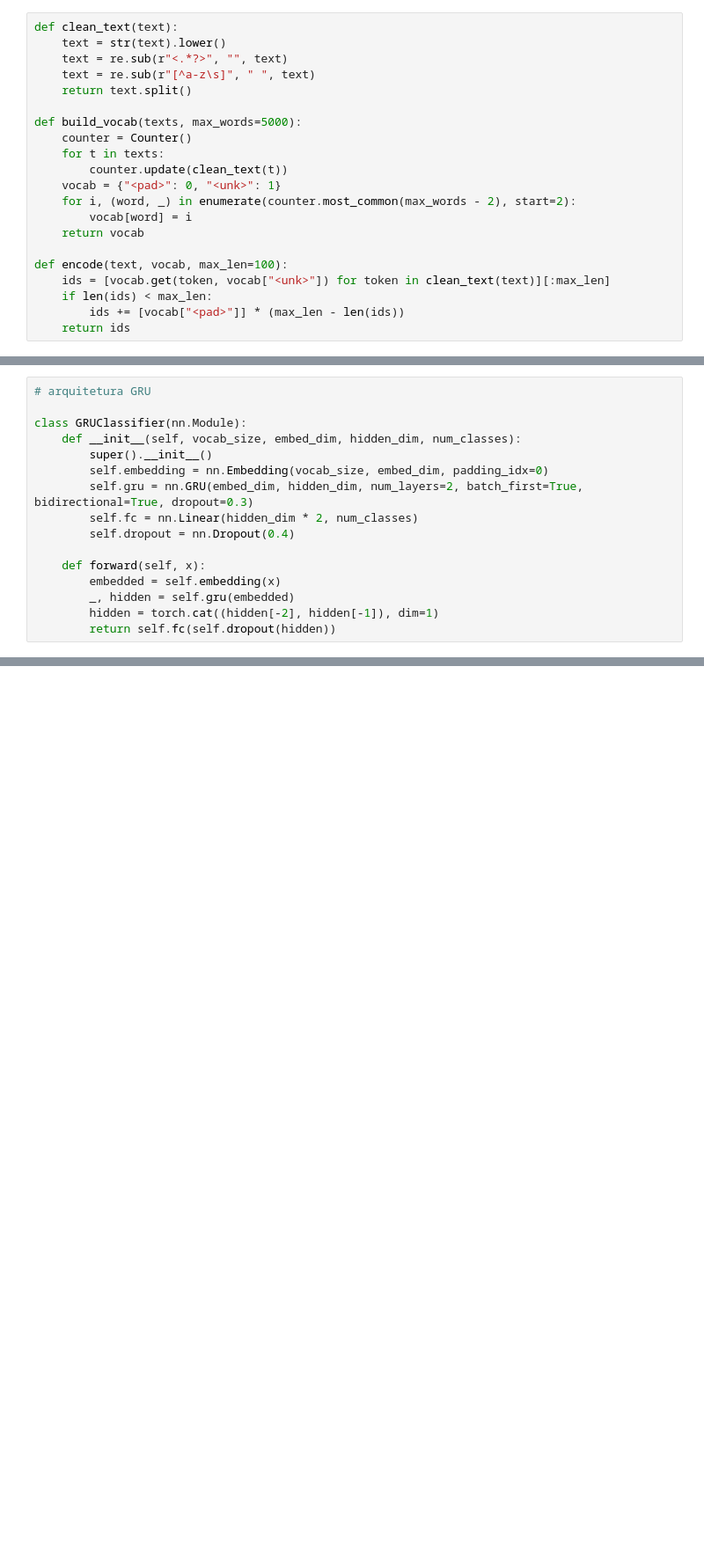
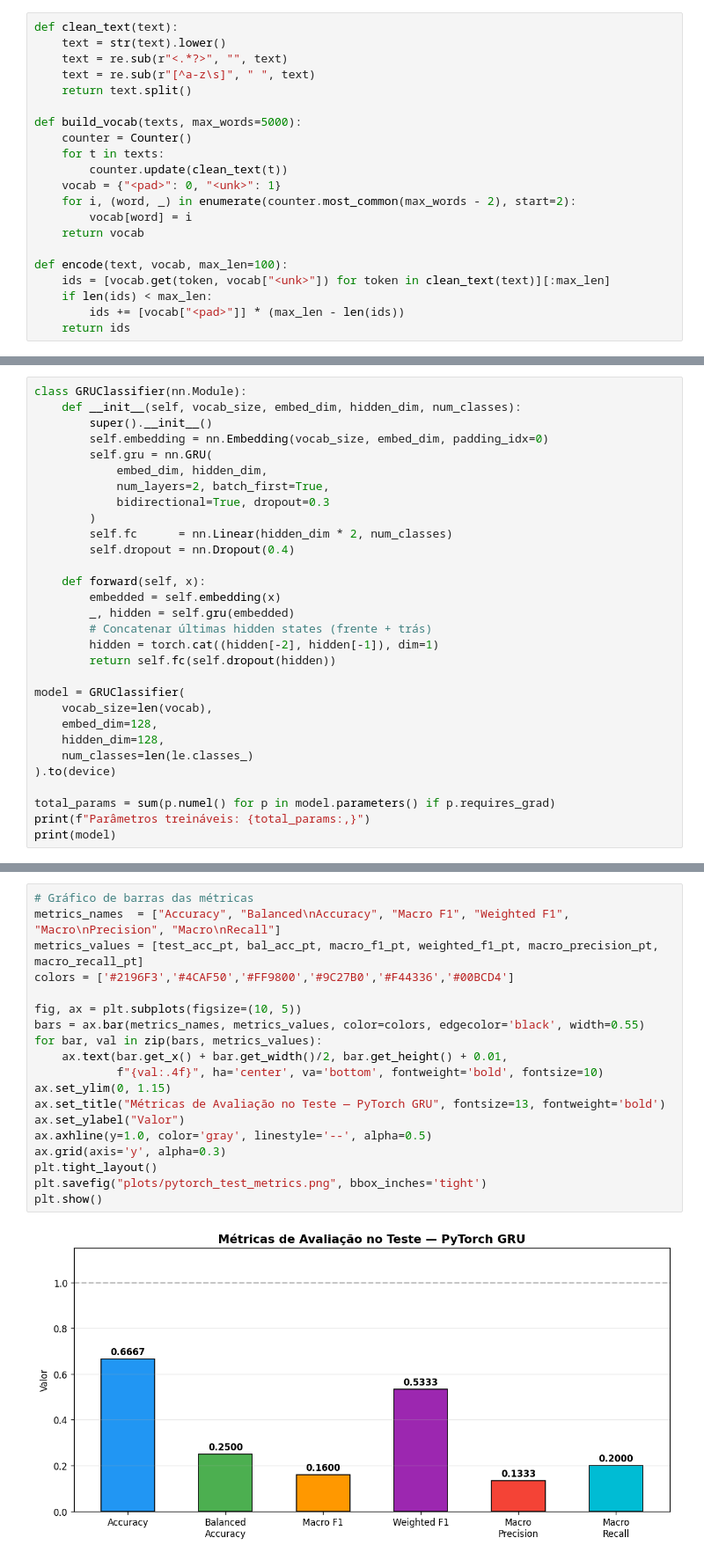
Before and after one commit to gabrielRibeir0/llm-detector, a Jupyter notebook: 2_Treino_PyTorch.ipynb, the cells around one changed output, grey strips where cells are left out. Shown at 88% size. Saved outputs shown, nothing was run; the diff lists cells and outputs as text; blank space fills up the shorter version.

```diff
--- a/2_Treino_PyTorch.ipynb
+++ b/2_Treino_PyTorch.ipynb
@@ -56,16 +120,30 @@ train_loader = DataLoader(TextDataset(df["Text"].values, labels_idx, vocab), bat
 # %%
-# arquitetura GRU
-
 class GRUClassifier(nn.Module):
     def __init__(self, vocab_size, embed_dim, hidden_dim, num_classes):
         super().__init__()
         self.embedding = nn.Embedding(vocab_size, embed_dim, padding_idx=0)
-        self.gru = nn.GRU(embed_dim, hidden_dim, num_layers=2, batch_first=True, bidirectional=True, dropout=0.3)
-        self.fc = nn.Linear(hidden_dim * 2, num_classes)
+        self.gru = nn.GRU(
+            embed_dim, hidden_dim,
+            num_layers=2, batch_first=True,
+            bidirectional=True, dropout=0.3
+        )
+        self.fc      = nn.Linear(hidden_dim * 2, num_classes)
         self.dropout = nn.Dropout(0.4)
 
     def forward(self, x):
         embedded = self.embedding(x)
         _, hidden = self.gru(embedded)
+        # Concatenar últimas hidden states (frente + trás)
         hidden = torch.cat((hidden[-2], hidden[-1]), dim=1)
         return self.fc(self.dropout(hidden))
+
+model = GRUClassifier(
+    vocab_size=len(vocab),
+    embed_dim=128,
+    hidden_dim=128,
+    num_classes=len(le.classes_)
+).to(device)
+
+total_params = sum(p.numel() for p in model.parameters() if p.requires_grad)
+print(f"Parâmetros treináveis: {total_params:,}")
+print(model)
@@ -96,0 +326,21 @@ for epoch in range(25): # Podem aumentar para 25 épocas
+# %%
+# Gráfico de barras das métricas
+metrics_names  = ["Accuracy", "Balanced\nAccuracy", "Macro F1", "Weighted F1", "Macro\nPrecision", "Macro\nRecall"]
+metrics_values = [test_acc_pt, bal_acc_pt, macro_f1_pt, weighted_f1_pt, macro_precision_pt, macro_recall_pt]
+colors = ['#2196F3','#4CAF50','#FF9800','#9C27B0','#F44336','#00BCD4']
+
+fig, ax = plt.subplots(figsize=(10, 5))
+bars = ax.bar(metrics_names, metrics_values, color=colors, edgecolor='black', width=0.55)
+for bar, val in zip(bars, metrics_values):
+    ax.text(bar.get_x() + bar.get_width()/2, bar.get_height() + 0.01,
+            f"{val:.4f}", ha='center', va='bottom', fontweight='bold', fontsize=10)
+ax.set_ylim(0, 1.15)
+ax.set_title("Métricas de Avaliação no Teste — PyTorch GRU", fontsize=13, fontweight='bold')
+ax.set_ylabel("Valor")
+ax.axhline(y=1.0, color='gray', linestyle='--', alpha=0.5)
+ax.grid(axis='y', alpha=0.3)
+plt.tight_layout()
+plt.savefig("plots/pytorch_test_metrics.png", bbox_inches='tight')
+plt.show()
+# %% [output]
+[figure, added]
```
Also changed, not shown: parts of 17 cells of this notebook, 16 other files.
